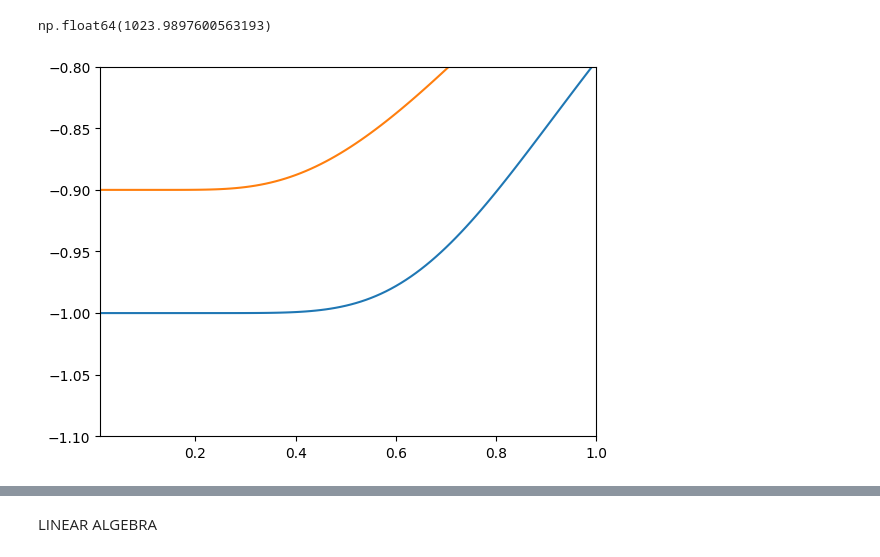
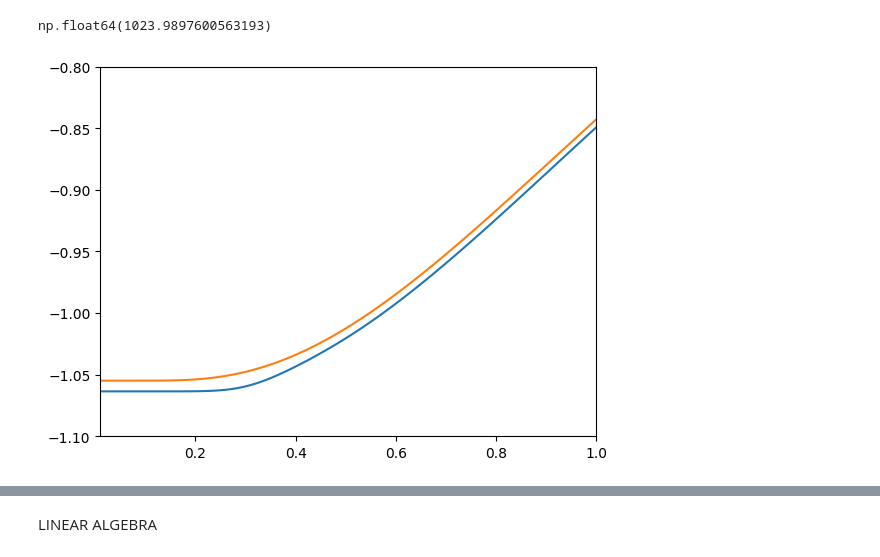
Before and after one commit to KristianMunnikhuis/subsystem_loschmidt_echo, a Jupyter notebook: scripts/mutual_info/exact_diag/Thermal Test/thermal_tests.ipynb, the cells around one changed output, grey strips where cells are left out. Cells and saved outputs as stored; diff of their text form; code cells hidden in the pictures.

```diff
--- a/scripts/mutual_info/exact_diag/Thermal Test/thermal_tests.ipynb
+++ b/scripts/mutual_info/exact_diag/Thermal Test/thermal_tests.ipynb
@@ -12,25 +12,6 @@ import single_particle_sector as sps
 from time import time
 # %%
 ###Functions
-
-# def En(L, J, h, OBC):
-#     bc = ["OBC", "OBC"] if OBC else ["ABC", "PBC"]
-#     Es, ns = [], []
-
-#     for p, boundary_condition in enumerate(bc):
-#         H = sps.H_bdg(h, L, J, boundary_condition)
-#         E, V = la.eigh(H)
-#         E = E[L:]
-#         V = V[:, :L]
-#         G = sps.G_tfim(V)
-#         F = G[:L, L:]
-#         G = G[:L, :L]
-#         M = np.eye(L) - 2 * (G + F)
-#         n = la.det(M) * (-1) ** L * (-1) ** p
-#         Es.append(E)
-#         ns.append(n)
-#     return Es, ns
-
 def En(L,J,h,OBC):
     if OBC == True:
         bc = ["OBC","OBC"]
@@ -56,7 +37,7 @@ def En(L,J,h,OBC):
         n = la.det(M)*(-1)**L * (-1)**p
         Es.append(E)
         ns.append(n)
-    return  Es, ns, U
+    return  Es, ns
 
 
 def Zi(p,beta,Es,ns):
@@ -69,6 +50,8 @@ def Z(beta,Es,ns):
 
 def F(beta,Es,ns):
     return -np.log(Z(beta,Es,ns))/beta
+
+
 def cap(p,mu,beta,Es,ns):
     pf = np.exp(-2*beta*Es[p][mu])/2/Z(beta,Es,ns)
     E = Es[p].copy()
@@ -76,10 +59,6 @@ def cap(p,mu,beta,Es,ns):
     term1 = np.prod(1+np.exp(-2*beta*E))
     term2 = ns[p]*np.prod(1-np.exp(-2*beta*E))
     return pf*(term1-term2)
-
-
-def ca(mu,beta,Es,ns):
-    return cap(0,mu,beta,Es,ns)+cap(1,mu,beta,Es,ns)
 
 def acp(p,mu,beta,Es,ns):
     pf = 1/2/Z(beta,Es,ns)
@@ -90,6 +69,8 @@ def acp(p,mu,beta,Es,ns):
 
     return pf*(term1+term2)
 
+def ca(mu,beta,Es,ns):
+    return cap(0,mu,beta,Es,ns)+cap(1,mu,beta,Es,ns)
 def ac(mu,beta,Es,ns):
     return acp(0,mu,beta,Es,ns)+acp(1,mu,beta,Es,ns)
 def E_p(p,beta,Es,ns):
@@ -111,17 +92,17 @@ np.float64(1023.9897600563193)
 # %%
 ##Recreating Figure
 T = np.linspace(0.01,1,100)
-h =  0
-L = 10
-Es, ns,_ = En(L,J,h,OBC)
+h =  0.5
+L = 100
+Es, ns = En(L,J,h,OBC)
 E1 = [E_th(1/ti,Es,ns)/L for ti in T]
-Es, ns,_ = En(L,J,h,True)
+Es, ns = En(L,J,h,True)
 E2 = [E_th(1/ti,Es,ns)/L for ti in T]
 plt.plot(T,E1)
 plt.plot(T,E2)
 plt.ylim(-1.1,-.8)
 plt.xlim(T[0],T[-1])
 plt.show()
 plt.close()
 # %% [output]
-[figure, old version]
+[figure, new version]
```
Also changed, not shown: parts of 11 cells of this notebook, 7 other files.
